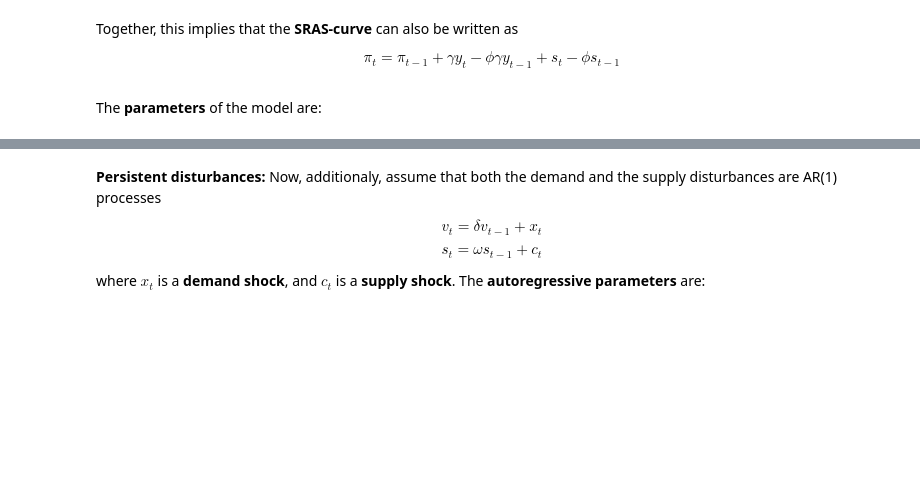
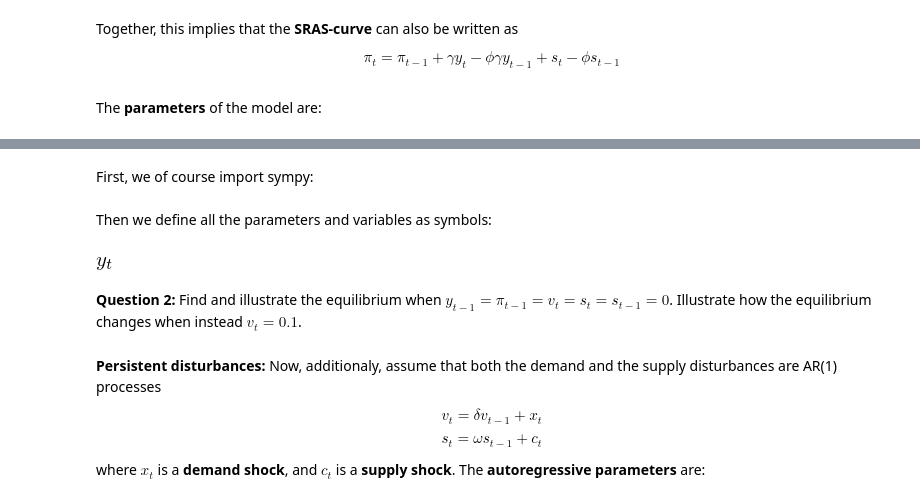
Before and after one commit to kzm266/projects-2019-anaconda-bois, a Jupyter notebook: examproject/exam_2019.ipynb, the cells around one changed output, grey strips where cells are left out. Cells and saved outputs as stored; diff of their text form; code cells hidden in the pictures; blank space fills up the shorter version.

```diff
--- a/examproject/exam_2019.ipynb
+++ b/examproject/exam_2019.ipynb
@@ -378,0 +377,2 @@ par['gamma'] = 0.075
+# %% [markdown]
+First, we of course import sympy:
@@ -378,0 +381,2 @@ par['gamma'] = 0.075
+# %% [markdown]
+Then we define all the parameters and variables as symbols:
@@ -379,3 +385,11 @@ par['gamma'] = 0.075
+# %%
+y = sm.symbols("y_t")
+# %%
+y
+# %% [output]
+[figure, added]
+# %% [markdown]
+**Question 2:** Find and illustrate the equilibrium when $y_{t-1} = \pi_{t-1} = v_t = s_t = s_{t-1} = 0$. Illustrate how the equilibrium changes when instead $v_t = 0.1$.
 # %% [markdown]
 **Persistent disturbances:** Now, additionaly, assume that both the demand and the supply disturbances are AR(1) processes
 
```
Also changed, not shown: parts of 3 cells of this notebook, 1 other file.
